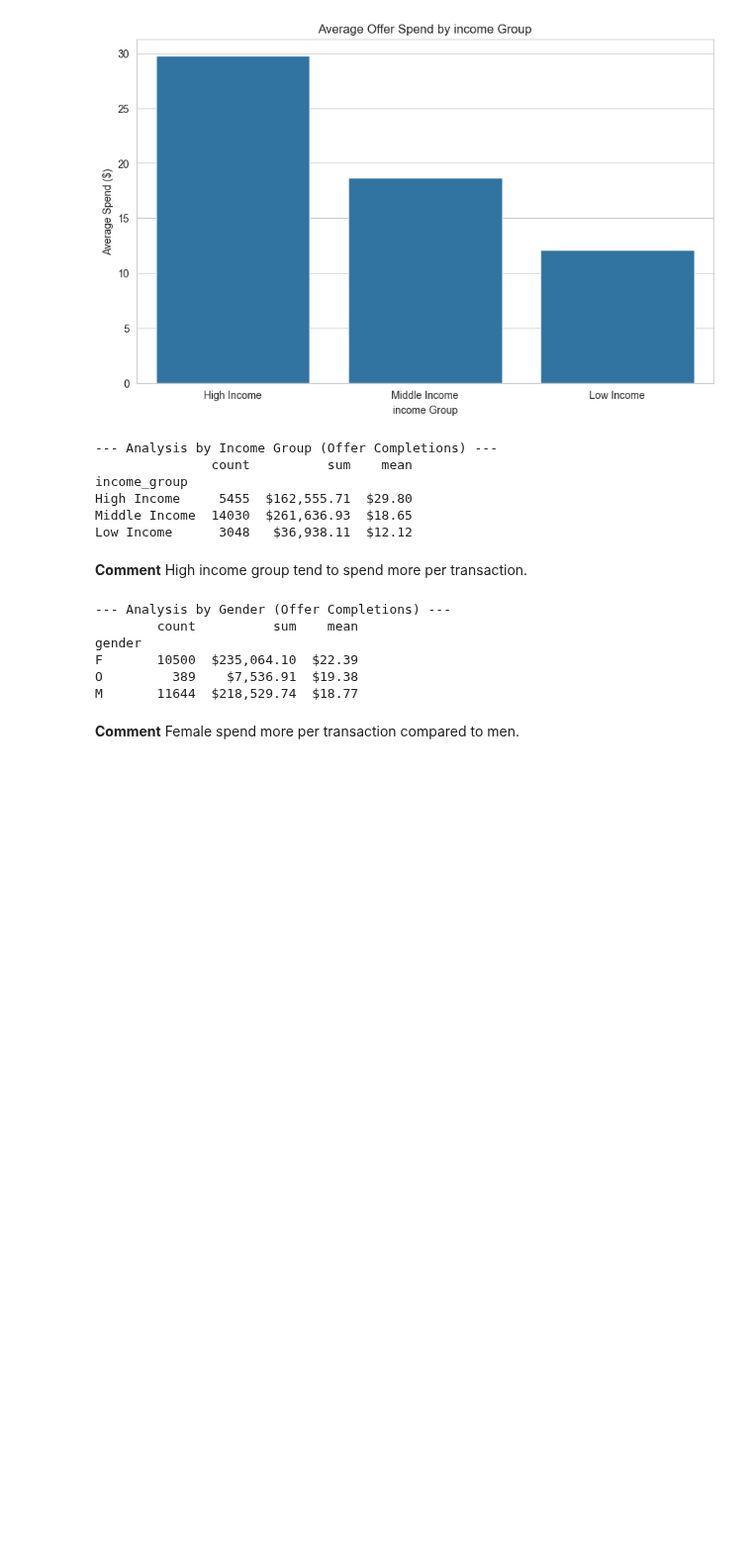
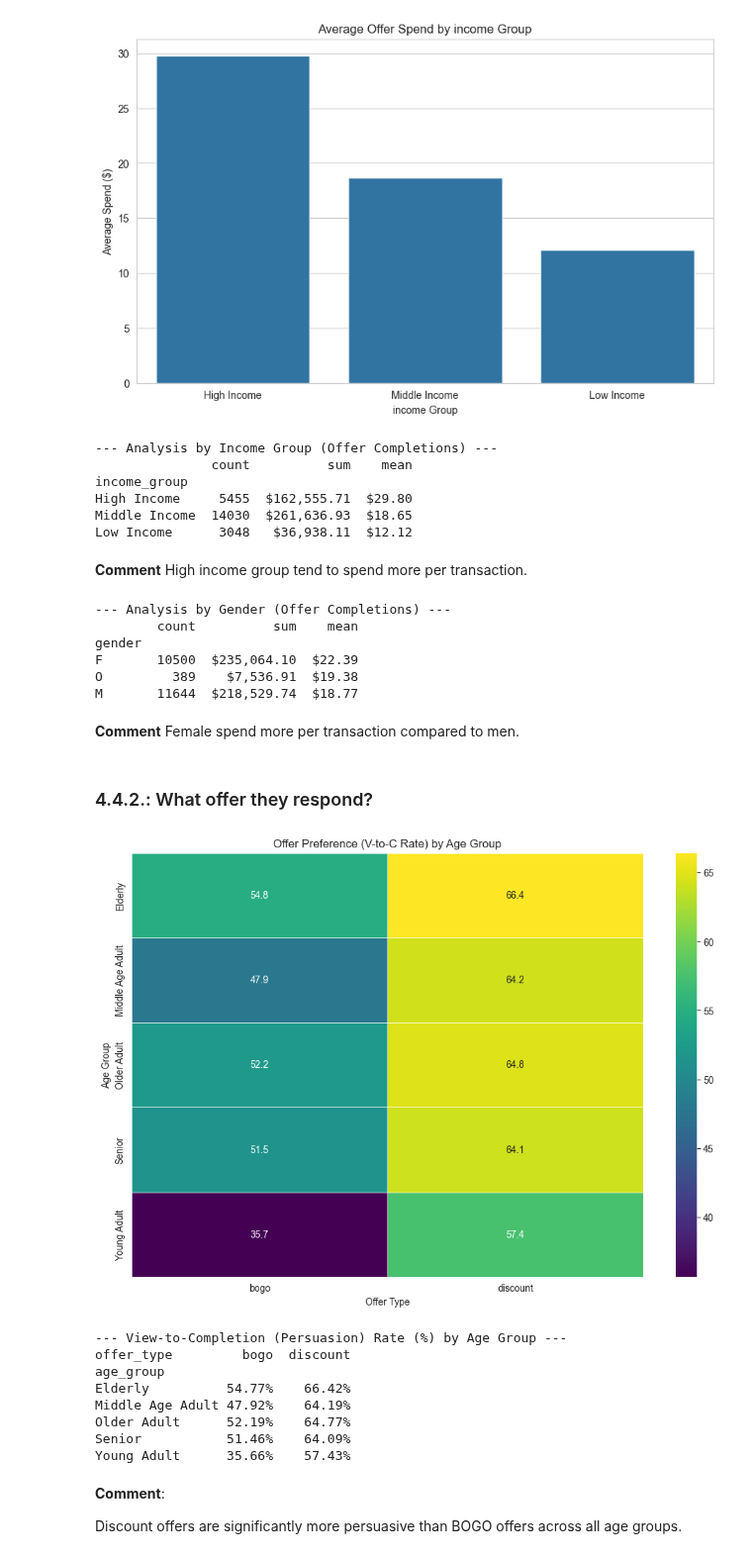
Before and after one commit to irfanzim/Python-Maven-Rewards-Challenge, a Jupyter notebook: Final Analysis.ipynb, the cells around one changed output. Shown at 99% size. Drawn from its saved outputs; the diff is of its cells as text; code cells hidden in the pictures; blank space fills up the shorter version.

```diff
--- a/Final Analysis.ipynb
+++ b/Final Analysis.ipynb
@@ -1171,3 +1186,47 @@ M       11644  $218,529.74  $18.77
 # %% [markdown]
 **Comment**
 Female spend more per transaction compared to men.
+# %% [markdown]
+### 4.4.2.: What offer they respond?
+# %%
+# 1. Get total VIEWED offers by segment and type
+viewed_by_segment = df_offer_viewed.groupby(['age_group', 'offer_type']).size().unstack().fillna(0)
+
+# 2. Get total COMPLETED offers by segment and type
+completed_by_segment = df_final.groupby(['age_group', 'offer_type']).size().unstack().fillna(0)
+
+# 3. Calculate the View-to-Completion (V-to-C) Rate
+# This is your "Preference" or "Persuasion" matrix
+preference_rate = (completed_by_segment / viewed_by_segment) * 100
+
+# 4. Plot the preference rate as a heatmap
+plt.figure(figsize=(12, 8))
+sns.heatmap(
+    preference_rate,
+    annot=True,
+    fmt='.1f',  # Format as one decimal place
+    cmap='viridis',
+    linewidths=.5
+)
+plt.title('Offer Preference (V-to-C Rate) by Age Group')
+plt.xlabel('Offer Type')
+plt.ylabel('Age Group')
+plt.show()
+
+# Print the raw rate table
+print("--- View-to-Completion (Persuasion) Rate (%) by Age Group ---")
+print(preference_rate.to_string(float_format='{:.2f}%'.format))
+# %% [output]
+[figure, added]
+--- View-to-Completion (Persuasion) Rate (%) by Age Group ---
+offer_type         bogo  discount
+age_group
+Elderly          54.77%    66.42%
+Middle Age Adult 47.92%    64.19%
+Older Adult      52.19%    64.77%
+Senior           51.46%    64.09%
+Young Adult      35.66%    57.43%
+# %% [markdown]
+**Comment**:
+
+Discount offers are significantly more persuasive than BOGO offers across all age groups.
```
Also changed, not shown: parts of 11 cells of this notebook.
